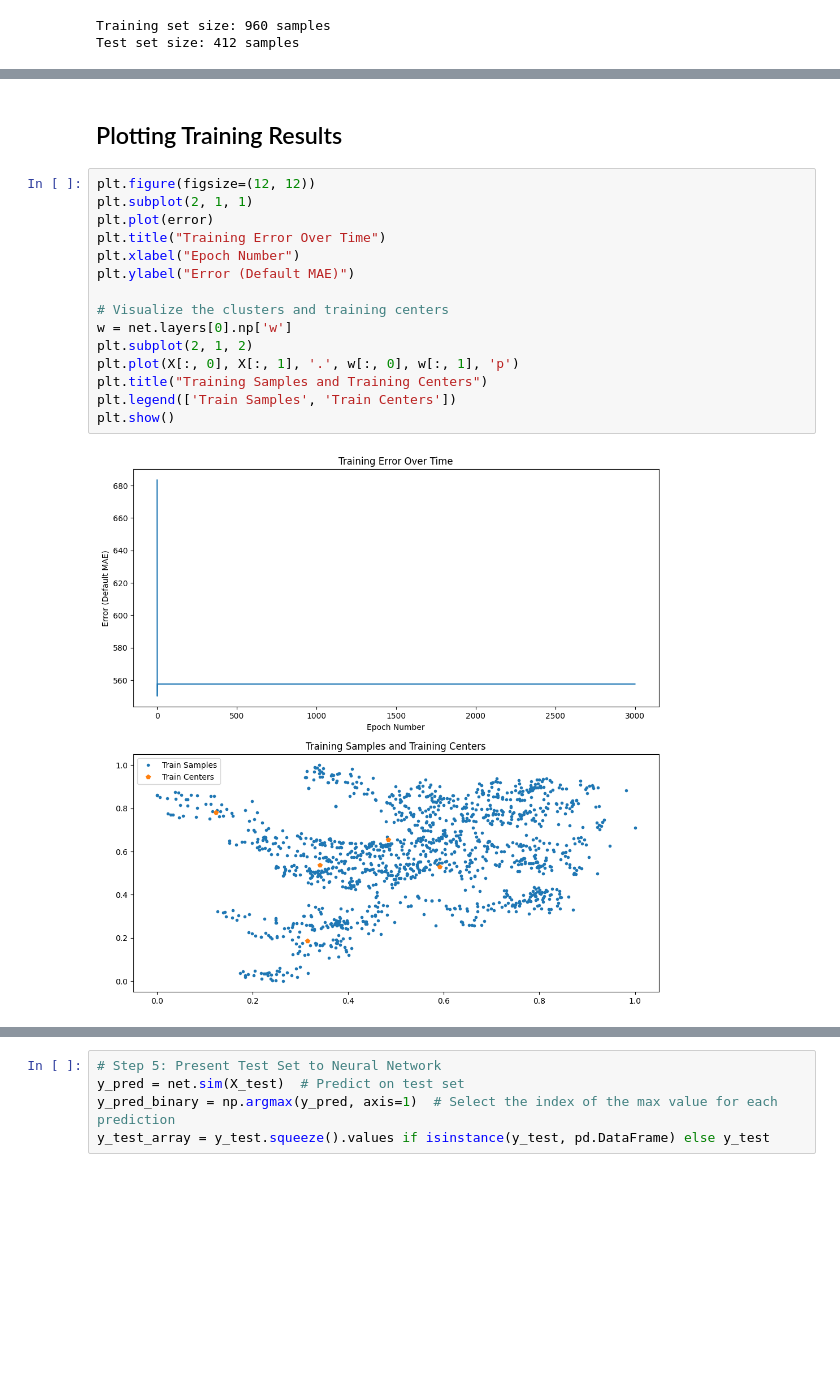
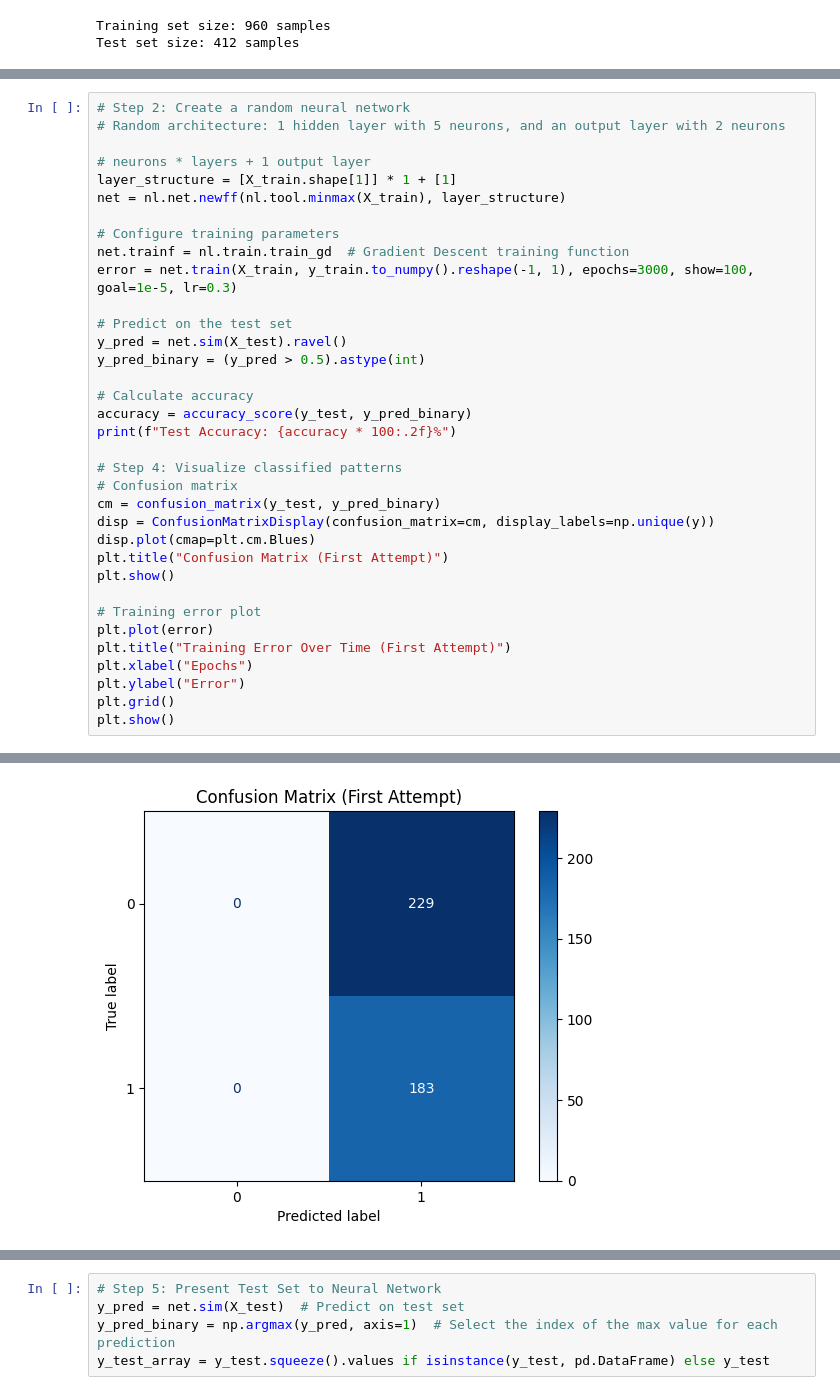
Before and after one commit to StratosDns/nn_f_t, a Jupyter notebook: final_th20580.ipynb, the cells around one changed output, grey strips where cells are left out. Saved outputs shown, nothing was run; the diff lists cells and outputs as text; blank space fills up the shorter version.

```diff
--- a/final_th20580.ipynb
+++ b/final_th20580.ipynb
@@ -188,19 +123,36 @@ The maximum number of train epochs is reached
-# %% [markdown]
-## Plotting Training Results
-# %%
-plt.figure(figsize=(12, 12))
-plt.subplot(2, 1, 1)
-plt.plot(error)
-plt.title("Training Error Over Time")
-plt.xlabel("Epoch Number")
-plt.ylabel("Error (Default MAE)")
-
-# Visualize the clusters and training centers
-w = net.layers[0].np['w']
-plt.subplot(2, 1, 2)
-plt.plot(X[:, 0], X[:, 1], '.', w[:, 0], w[:, 1], 'p')
-plt.title("Training Samples and Training Centers")
-plt.legend(['Train Samples', 'Train Centers'])
-plt.show()
-# %% [output]
-[figure, removed]
+# %%
+# Step 2: Create a random neural network
+# Random architecture: 1 hidden layer with 5 neurons, and an output layer with 2 neurons
+
+# neurons * layers + 1 output layer
+layer_structure = [X_train.shape[1]] * 1 + [1]
+net = nl.net.newff(nl.tool.minmax(X_train), layer_structure)
+
+# Configure training parameters
+net.trainf = nl.train.train_gd  # Gradient Descent training function
+error = net.train(X_train, y_train.to_numpy().reshape(-1, 1), epochs=3000, show=100, goal=1e-5, lr=0.3)
+
+# Predict on the test set
+y_pred = net.sim(X_test).ravel()
+y_pred_binary = (y_pred > 0.5).astype(int)
+
+# Calculate accuracy
+accuracy = accuracy_score(y_test, y_pred_binary)
+print(f"Test Accuracy: {accuracy * 100:.2f}%")
+
+# Step 4: Visualize classified patterns
+# Confusion matrix
+cm = confusion_matrix(y_test, y_pred_binary)
+disp = ConfusionMatrixDisplay(confusion_matrix=cm, display_labels=np.unique(y))
+disp.plot(cmap=plt.cm.Blues)
+plt.title("Confusion Matrix (First Attempt)")
+plt.show()
+
+# Training error plot
+plt.plot(error)
+plt.title("Training Error Over Time (First Attempt)")
+plt.xlabel("Epochs")
+plt.ylabel("Error")
+plt.grid()
+plt.show()
+# %% [output]
@@ -206,0 +176 @@ plt.show()
+[figure, added]
```
Also changed, not shown: parts of 25 cells of this notebook.
